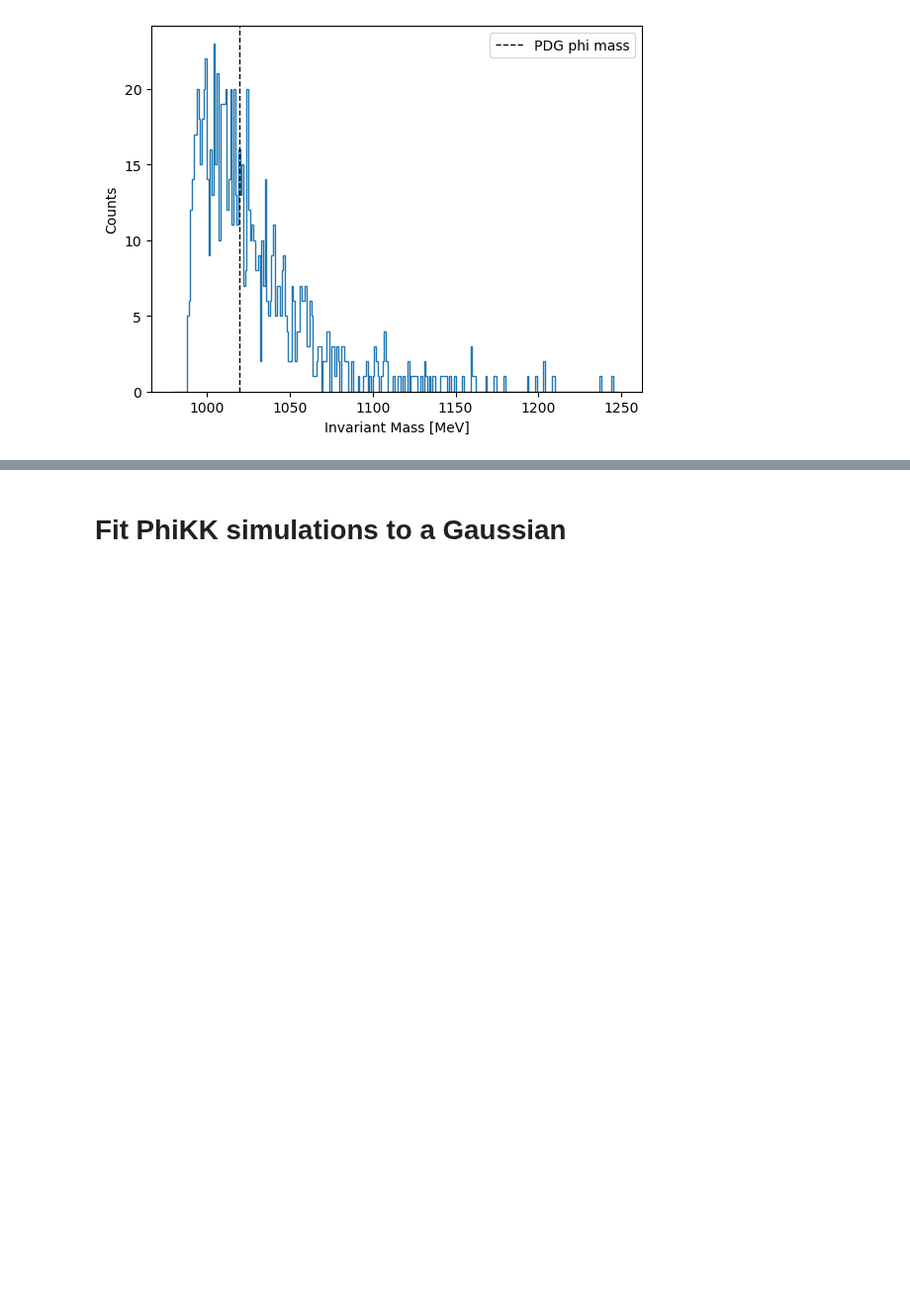
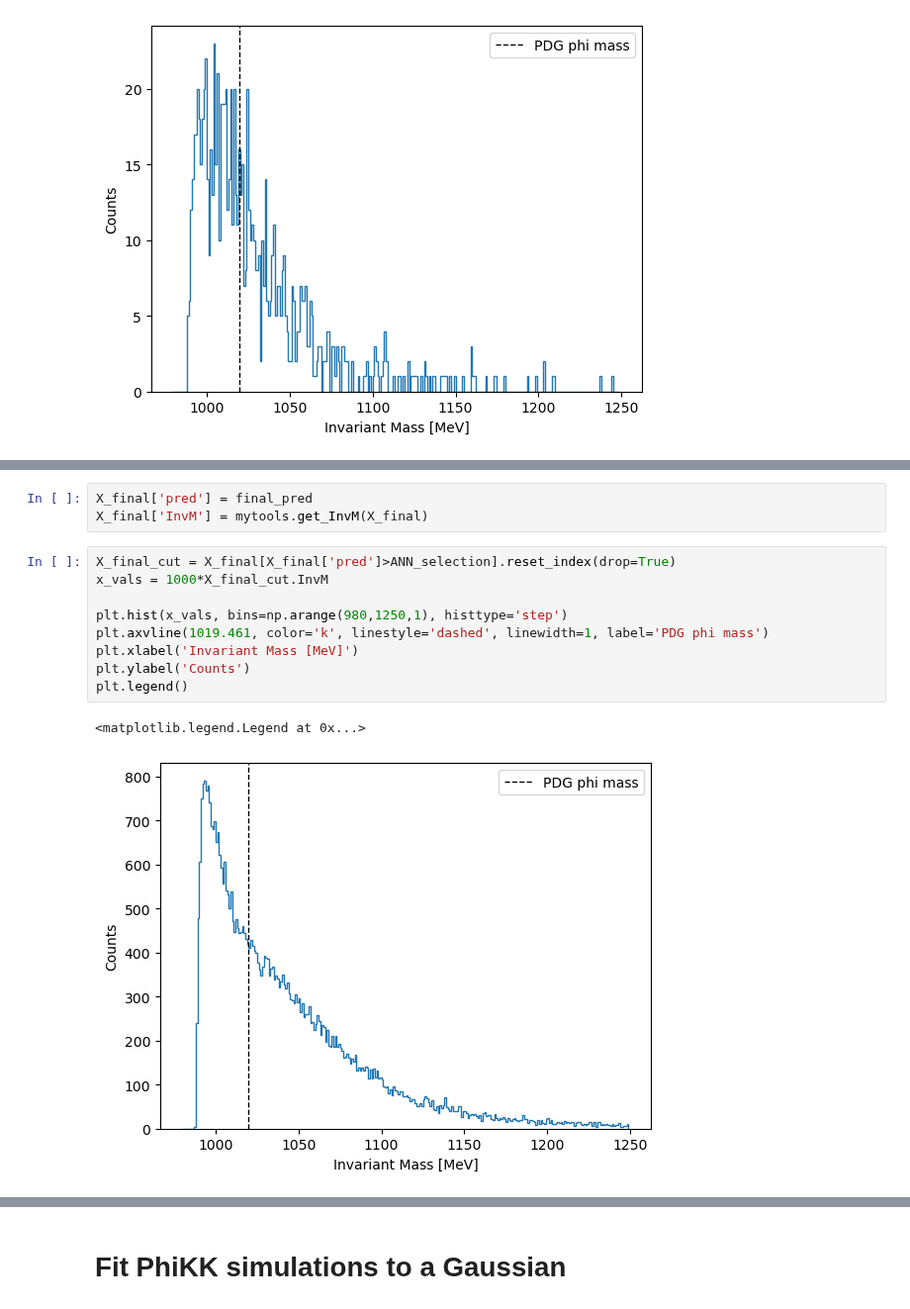
Before and after one commit to mghrear/pivoting-ANN, a Jupyter notebook: compare_models.ipynb, the cells around one changed output, grey strips where cells are left out. Shown at 99% size. Saved outputs shown, nothing was run; the diff lists cells and outputs as text; blank space fills up the shorter version.

```diff
--- a/compare_models.ipynb
+++ b/compare_models.ipynb
@@ -400,0 +451,15 @@ plt.legend()
+# %%
+X_final['pred'] = final_pred
+X_final['InvM'] = mytools.get_InvM(X_final)
+# %%
+X_final_cut = X_final[X_final['pred']>ANN_selection].reset_index(drop=True)
+x_vals = 1000*X_final_cut.InvM
+
+plt.hist(x_vals, bins=np.arange(980,1250,1), histtype='step')
+plt.axvline(1019.461, color='k', linestyle='dashed', linewidth=1, label='PDG phi mass')
+plt.xlabel('Invariant Mass [MeV]')
+plt.ylabel('Counts')
+plt.legend()
+# %% [output]
+<matplotlib.legend.Legend at 0x...>
+[figure, added]
```
Also changed, not shown: parts of 10 cells of this notebook, 5 other files.
